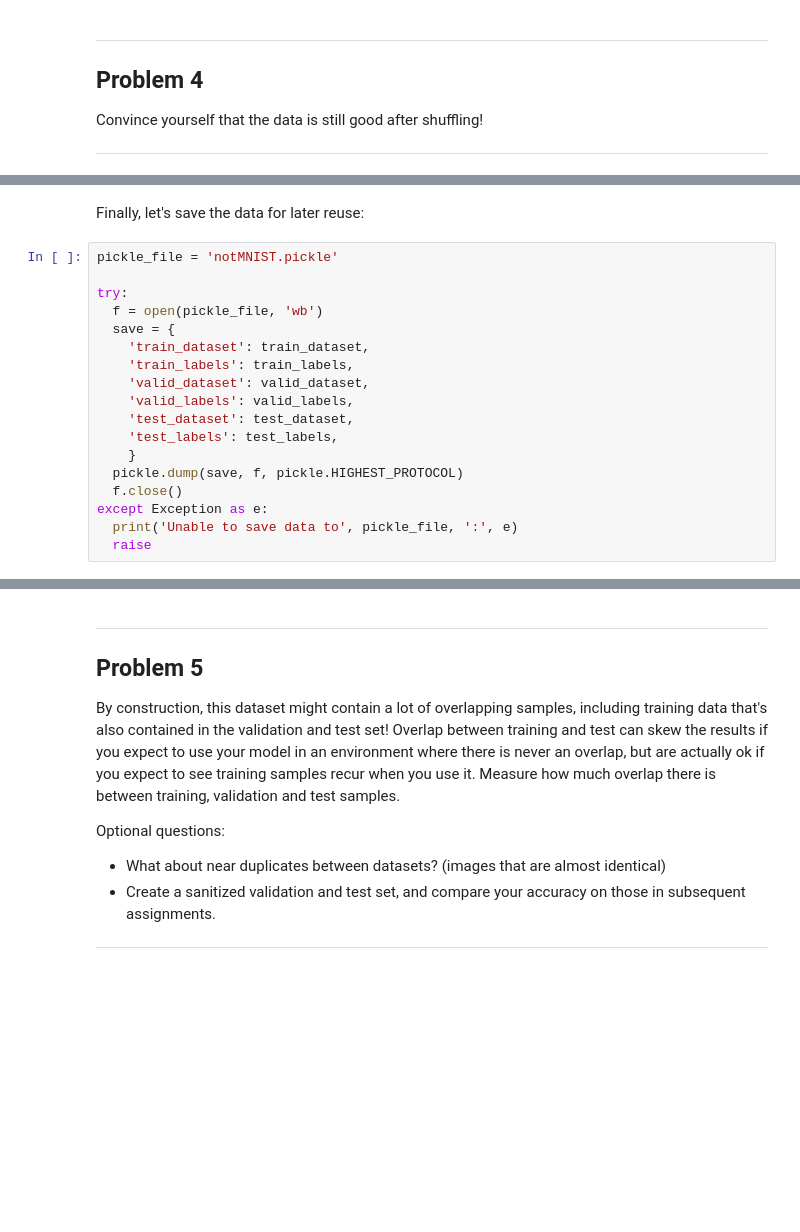
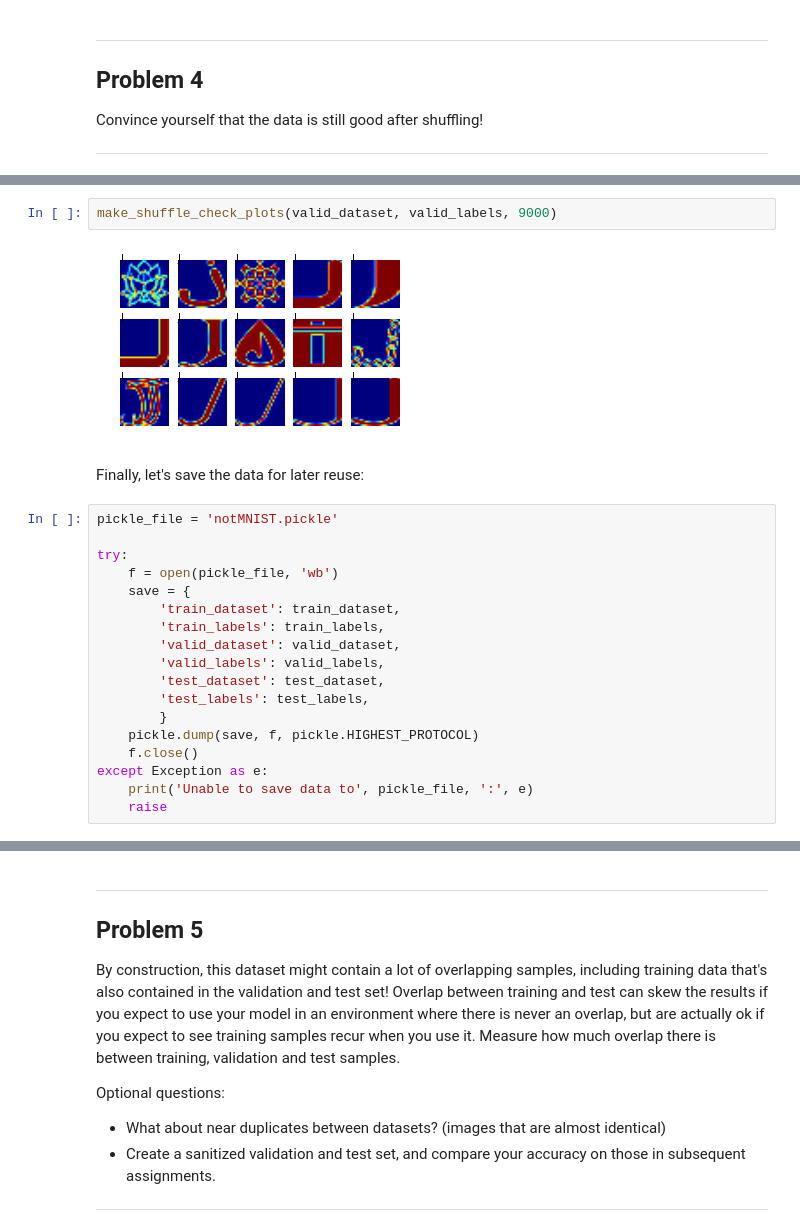
Before and after one commit to gnperdue/tensorflow, a Jupyter notebook: tensorflow/examples/udacity/1_notmnist.ipynb, the cells around one changed output, grey strips where cells are left out. Saved outputs shown, nothing was run; the diff lists cells and outputs as text; blank space fills up the shorter version.

```diff
--- a/tensorflow/examples/udacity/1_notmnist.ipynb
+++ b/tensorflow/examples/udacity/1_notmnist.ipynb
@@ -389,23 +429,27 @@ Convince yourself that the data is still good after shuffling!
+# %%
+make_shuffle_check_plots(valid_dataset, valid_labels, 9000)
+# %% [output]
+[figure, added]
 # %% [markdown]
 Finally, let's save the data for later reuse:
 # %%
 pickle_file = 'notMNIST.pickle'
 
 try:
-  f = open(pickle_file, 'wb')
-  save = {
-    'train_dataset': train_dataset,
-    'train_labels': train_labels,
-    'valid_dataset': valid_dataset,
-    'valid_labels': valid_labels,
-    'test_dataset': test_dataset,
-    'test_labels': test_labels,
-    }
-  pickle.dump(save, f, pickle.HIGHEST_PROTOCOL)
-  f.close()
+    f = open(pickle_file, 'wb')
+    save = {
+        'train_dataset': train_dataset,
+        'train_labels': train_labels,
+        'valid_dataset': valid_dataset,
+        'valid_labels': valid_labels,
+        'test_dataset': test_dataset,
+        'test_labels': test_labels,
+        }
+    pickle.dump(save, f, pickle.HIGHEST_PROTOCOL)
+    f.close()
 except Exception as e:
-  print('Unable to save data to', pickle_file, ':', e)
-  raise
+    print('Unable to save data to', pickle_file, ':', e)
+    raise
 # %%
 statinfo = os.stat(pickle_file)
 print('Compressed pickle size:', statinfo.st_size)
```
Also changed, not shown: parts of 20 cells of this notebook.
